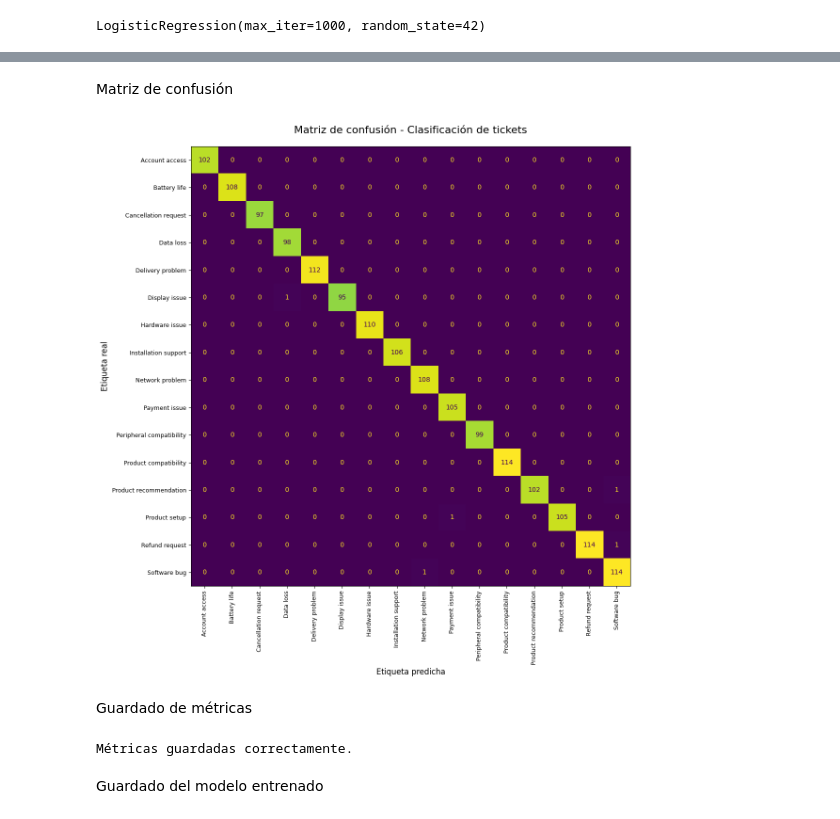
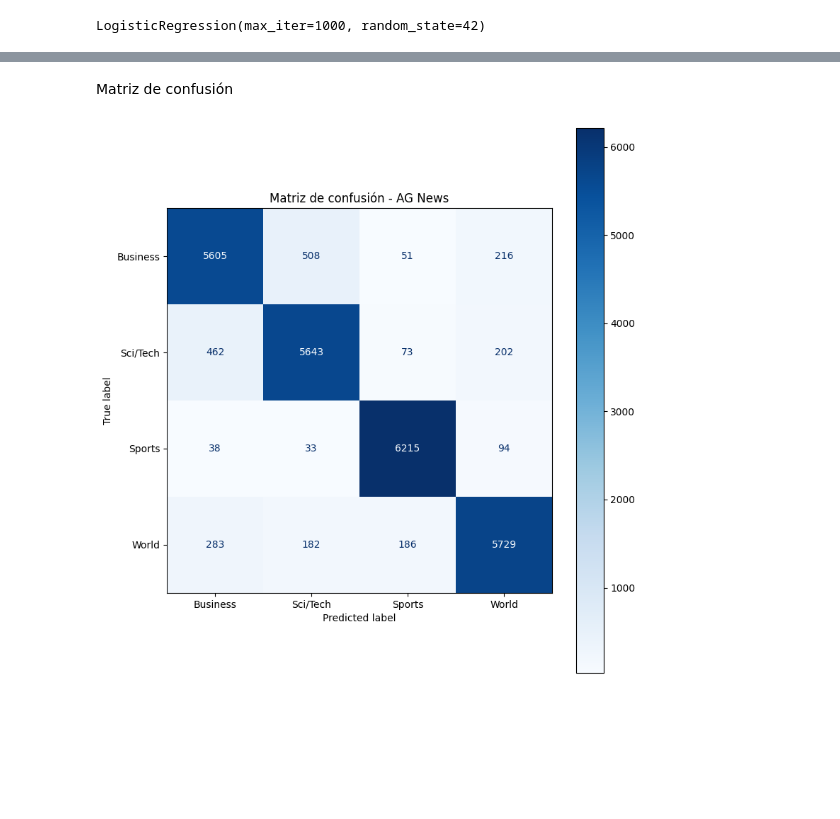
Before and after one commit to E-SalazarDev/ag-news-text-classifier, a Jupyter notebook: notebooks/02_modelado_y_evaluacion.ipynb, the cells around one changed output, grey strips where cells are left out. Saved outputs shown, nothing was run; the diff lists cells and outputs as text; code cells hidden in the pictures; blank space fills up the shorter version.

Commit message:
feat: migrate project to AG News text classification

```diff
--- a/notebooks/02_modelado_y_evaluacion.ipynb
+++ b/notebooks/02_modelado_y_evaluacion.ipynb
@@ -101,11 +119,14 @@ Name: count, dtype: int64
 # %% [markdown]
 Vectorización TF-IDF
 # %%
-tfidf = TfidfVectorizer(max_features=5000, ngram_range=(1,2))
+tfidf = TfidfVectorizer(
+    max_features=5000
+)
 
 X_train_tfidf = tfidf.fit_transform(X_train)
+
 X_test_tfidf = tfidf.transform(X_test)
 
-print("Dimensión matriz entrenamiento:", X_train_tfidf.shape)
-print("Dimensión matriz prueba:", X_test_tfidf.shape)
+print("Dimensión entrenamiento:", X_train_tfidf.shape)
+print("Dimensión prueba:", X_test_tfidf.shape)
 # %% [output]
@@ -116,6 +137,12 @@ Entrenamiento del modelo
 # %%
-model = LogisticRegression(max_iter=1000, random_state=42)
+model = LogisticRegression(
+    max_iter=1000,
+    random_state=42
+)
 
-model.fit(X_train_tfidf, y_train)
+model.fit(
+    X_train_tfidf,
+    y_train
+)
 # %% [output]
 LogisticRegression(max_iter=1000, random_state=42)
@@ -184,66 +240,33 @@ report_df
 # %% [markdown]
-Matriz de confusión
+ Matriz de confusión
 # %%
 cm = confusion_matrix(
     y_test,
-    y_pred,
-    labels=model.classes_
+    y_pred
 )
-
-fig, ax = plt.subplots(figsize=(14, 12))
 
 disp = ConfusionMatrixDisplay(
     confusion_matrix=cm,
     display_labels=model.classes_
 )
 
+fig, ax = plt.subplots(figsize=(8, 8))
+
 disp.plot(
     ax=ax,
-    xticks_rotation=90,
-    values_format="d",
-    colorbar=False
+    cmap="Blues"
 )
 
-plt.title(
-    "Matriz de confusión - Clasificación de tickets",
-    fontsize=16,
-    pad=20
-)
-
-plt.xlabel("Etiqueta predicha", fontsize=12)
-plt.ylabel("Etiqueta real", fontsize=12)
-
-ax.tick_params(
-    axis="x",
-    labelsize=9
-)
-
-ax.tick_params(
-    axis="y",
-    labelsize=9
-)
+plt.title("Matriz de confusión - AG News")
 
 plt.tight_layout()
 
 plt.savefig(
-    "../outputs/figures/matriz_confusion.png",
+    "../outputs/figures/confusion_matrix_ag_news.png",
     dpi=300,
     bbox_inches="tight"
 )
 
 plt.show()
 # %% [output]
-[figure, old version]
+[figure, new version]
-# %% [markdown]
-Guardado de métricas
-# %%
-with open("../outputs/reports/metrics.json", "w") as f:
-    json.dump(metrics, f, indent=4)
-
-report_df.to_csv("../outputs/reports/classification_report.csv")
-
-print("Métricas guardadas correctamente.")
-# %% [output]
-Métricas guardadas correctamente.
-# %% [markdown]
-Guardado del modelo entrenado
```
Also changed, not shown: parts of 25 cells of this notebook, 12 other files.
